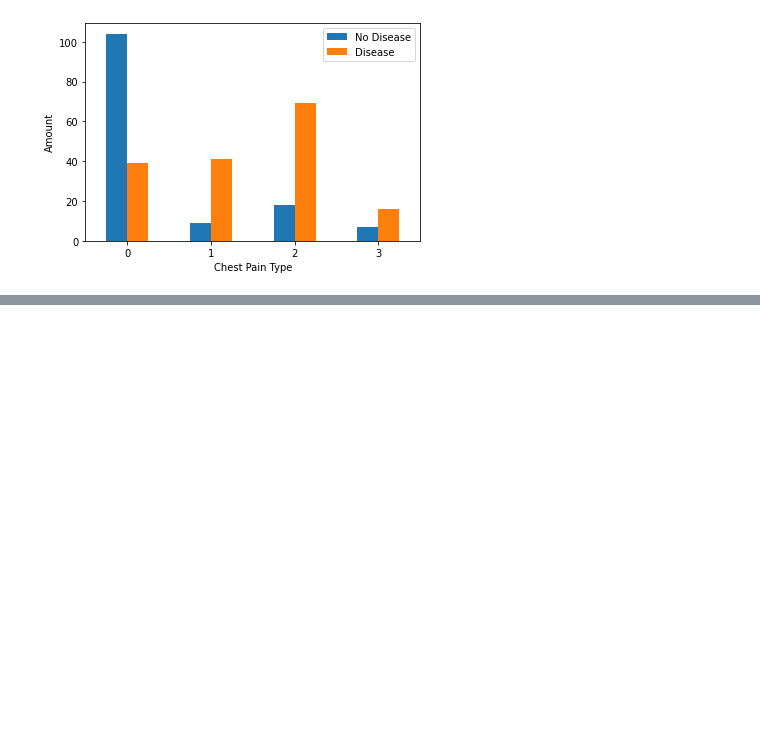
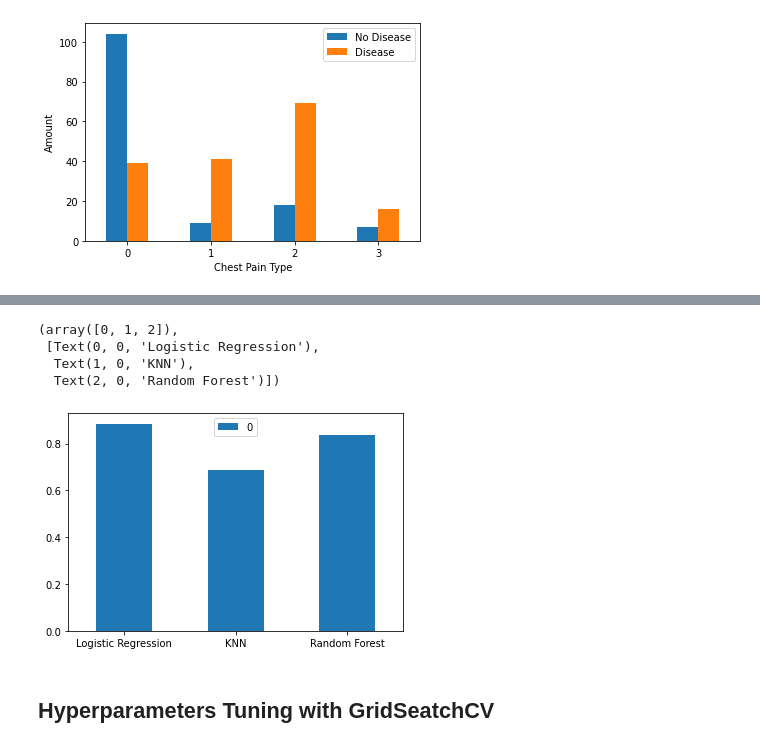
Before and after one commit to alexgordontlv/data_science, a Jupyter notebook: heart_disease.ipynb, the cells around one changed output, grey strips where cells are left out. Cells and saved outputs as stored; diff of their text form; code cells hidden in the pictures; blank space fills up the shorter version.

Commit message:
finished ds-model

```diff
--- a/heart_disease.ipynb
+++ b/heart_disease.ipynb
@@ -182,0 +215,4 @@ plt.xticks(rotation=0)
+# %%
+X = df.drop('target',axis=1)
+y = df['target']
+X
@@ -182,0 +250,3 @@ plt.xticks(rotation=0)
+# %%
+np.random.seed(42)
+X_train, X_test, y_train, y_test = train_test_split(X,y,test_size=0.2)
@@ -182,0 +259,14 @@ plt.xticks(rotation=0)
+# %%
+# Function for model iteration
+models = {"Logistic Regression": LogisticRegression(), "KNN": KNeighborsClassifier(), "Random Forest": RandomForestClassifier()}
+
+def model_iteration(models, X_train,X_test,y_train,y_test):
+    np.random.seed(42)
+    model_scores = {}
+    for model,model_exec in models.items():
+        model_exec.fit(X_train,y_train)
+        model_scores[model] = model_exec.score(X_test,y_test)
+    return model_scores
+# %%
+model_score = model_iteration(models, X_train, X_test, y_train, y_test)
+print(model_score)
@@ -182,0 +282,12 @@ plt.xticks(rotation=0)
+# %%
+model_score_df = pd.DataFrame.from_dict(model_score,orient='index')
+model_score_df.plot.bar()
+plt.xticks(rotation=0)
+# %% [output]
+(array([0, 1, 2]),
+ [Text(0, 0, 'Logistic Regression'),
+  Text(1, 0, 'KNN'),
+  Text(2, 0, 'Random Forest')])
+[figure, added]
+# %% [markdown]
+## Hyperparameters Tuning with GridSeatchCV
```
Also changed, not shown: parts of 19 cells of this notebook.
